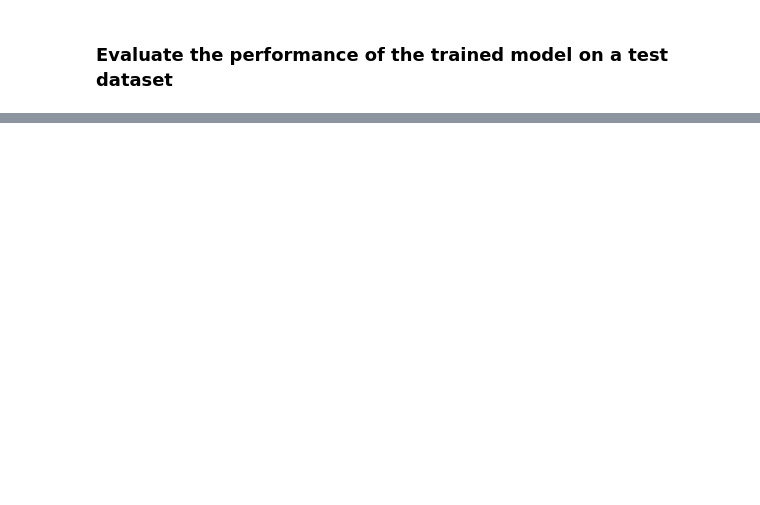
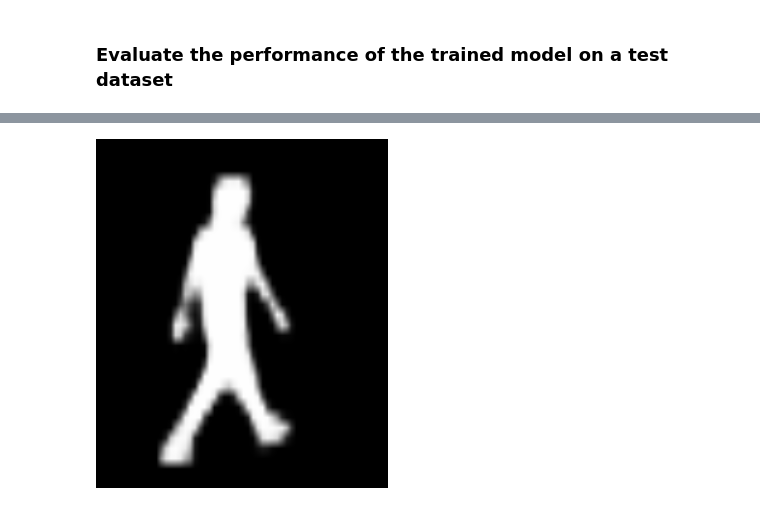
Before and after one commit to shazzad-hasan/deep-learning-projects, a Jupyter notebook: object_detection/pedestrian_detection_and_segmentation.ipynb, the cells around one changed output, grey strips where cells are left out. Saved outputs shown, nothing was run; the diff lists cells and outputs as text; code cells hidden in the pictures; blank space fills up the shorter version.

```diff
--- a/object_detection/pedestrian_detection_and_segmentation.ipynb
+++ b/object_detection/pedestrian_detection_and_segmentation.ipynb
@@ -382,0 +414,4 @@ Test:  [49/50]  eta: 0:00:00  model_time: 0.1014 (0.1061)  evaluator_time: 0.005
+# %%
+Image.fromarray(prediction[0]['masks'][0, 0].mul(255).byte().cpu().numpy())
+# %% [output]
+[figure, added]
```
Also changed, not shown: parts of 8 cells of this notebook.
